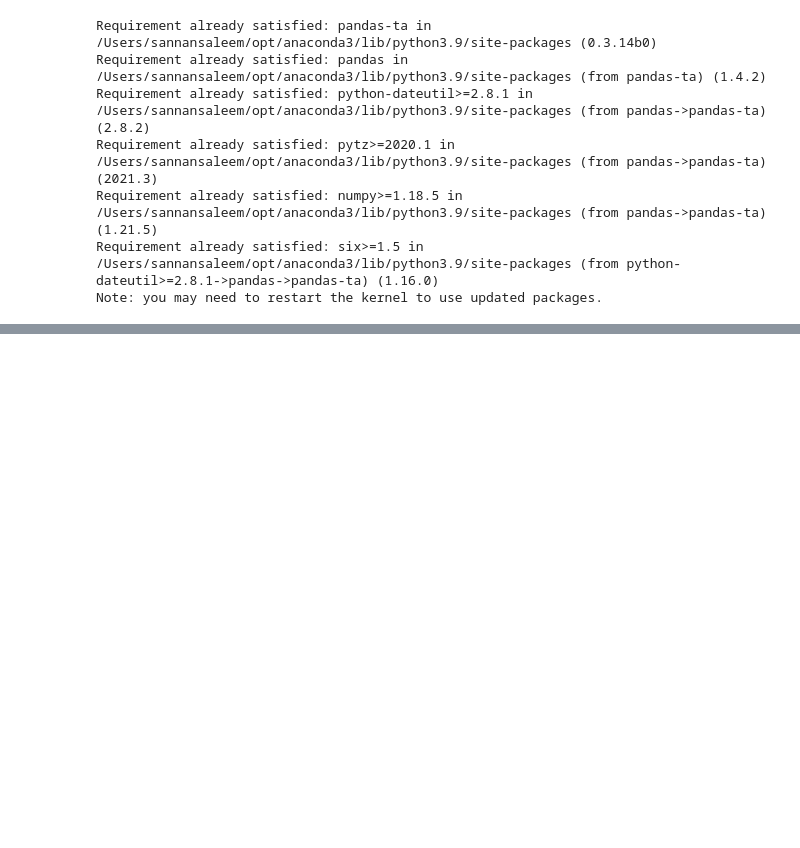
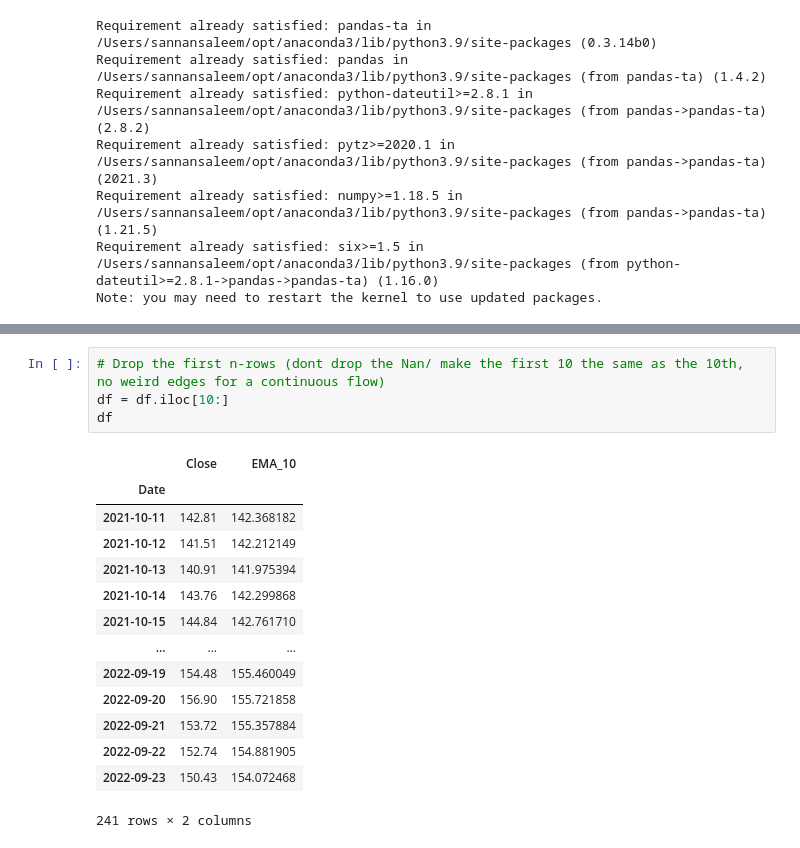
Before and after one commit to sannansaleem/UFT-Capstone-team9, a Jupyter notebook: machine_learning.ipynb, the cells around one changed output, grey strips where cells are left out. Drawn from its saved outputs; the diff is of its cells as text; blank space fills up the shorter version.

```diff
--- a/machine_learning.ipynb
+++ b/machine_learning.ipynb
@@ -89,0 +117,19 @@ Note: you may need to restart the kernel to use updated packages.
+# %%
+# Drop the first n-rows (dont drop the Nan/ make the first 10 the same as the 10th, no weird edges for a continuous flow)
+df = df.iloc[10:]
+df
+# %% [output]
+|  | Close | EMA_10 |
+| Date |  |  |
+| 2021-10-11 | 142.81 | 142.368182 |
+| 2021-10-12 | 141.51 | 142.212149 |
+| 2021-10-13 | 140.91 | 141.975394 |
+| 2021-10-14 | 143.76 | 142.299868 |
+| 2021-10-15 | 144.84 | 142.761710 |
+| ... | ... | ... |
+| 2022-09-19 | 154.48 | 155.460049 |
+| 2022-09-20 | 156.90 | 155.721858 |
+| 2022-09-21 | 153.72 | 155.357884 |
+| 2022-09-22 | 152.74 | 154.881905 |
+| 2022-09-23 | 150.43 | 154.072468 |
+241 rows × 2 columns
```
Also changed, not shown: parts of 1 cell of this notebook.
